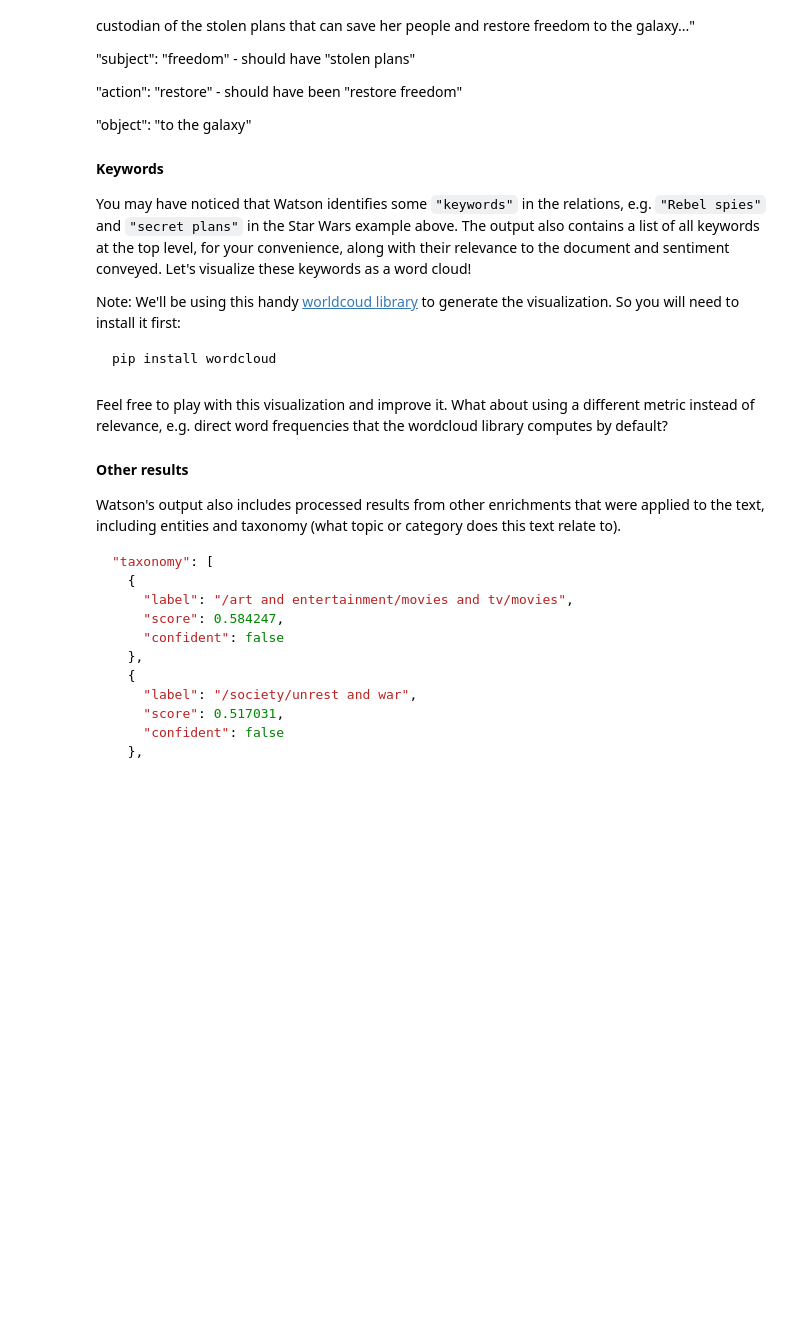
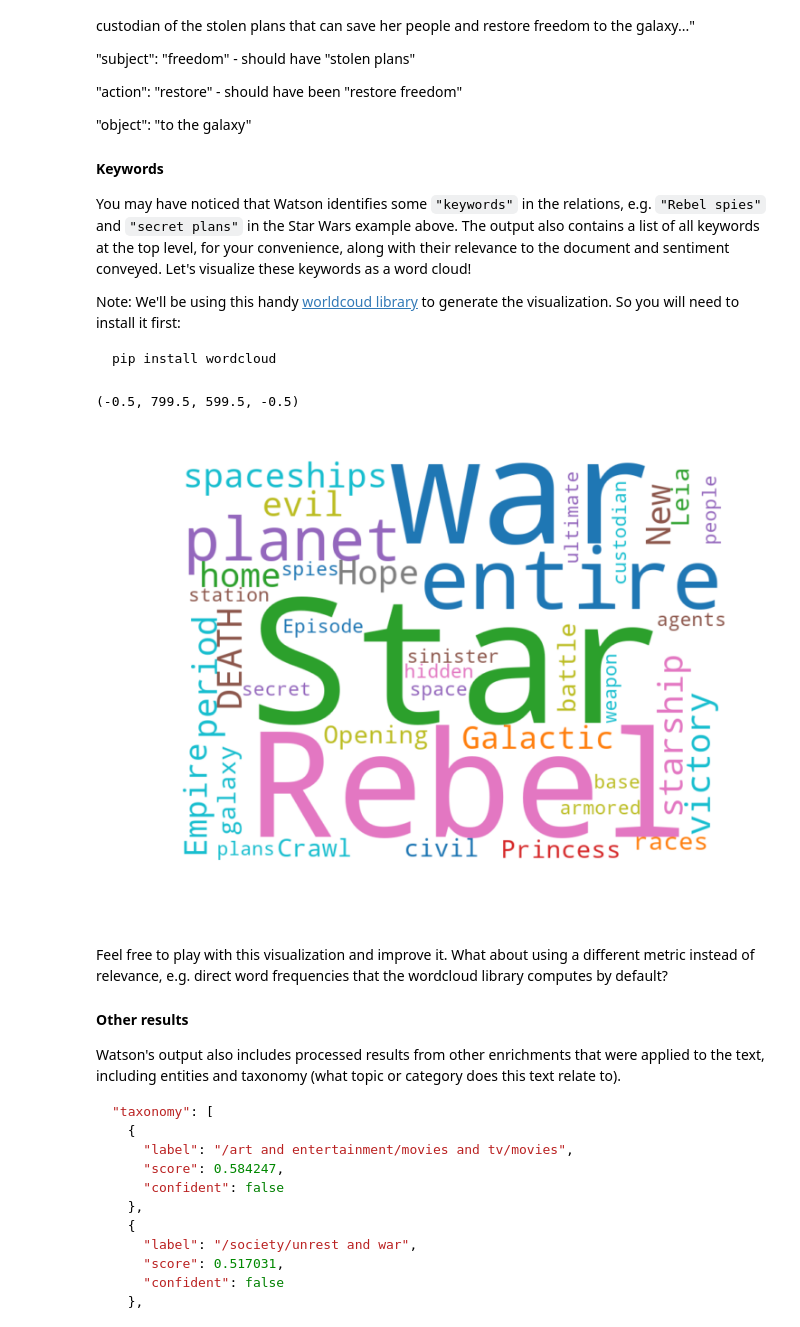
Before and after one commit to AxSch/AIND-NLP-Bookworm, a Jupyter notebook: bookworm.ipynb, the cells around one changed output. Saved outputs shown, nothing was run; the diff lists cells and outputs as text; code cells hidden in the pictures; blank space fills up the shorter version.

```diff
--- a/bookworm.ipynb
+++ b/bookworm.ipynb
@@ -305,14 +305,17 @@ pip install wordcloud
 # %%
 # Visualize keywords by relevance as a wordcloud
 from wordcloud import WordCloud
 
-wc_data = { w["text"]: w["relevance"] for w in output["enriched_text"]["keywords"] }
+wc_data = { w["text"] for w in output["enriched_text"]["keywords"] }
 wc = WordCloud(width=400, height=300, scale=2, background_color="white", colormap="Vega10")
-wc.generate_from_frequencies(wc_data)  # use precomputed relevance instead of frequencies
+wc.generate(" ".join(wc_data))  # use precomputed relevance instead of frequencies
 
 plt.figure(figsize=(4, 3), dpi=200)
 plt.imshow(wc, interpolation='bilinear')
 plt.axis("off")
+# %% [output]
+(-0.5, 799.5, 599.5, -0.5)
+[figure, added]
 # %% [markdown]
 Feel free to play with this visualization and improve it. What about using a different metric instead of relevance, e.g. direct word frequencies that the wordcloud library computes by default?
 
```
Also changed, not shown: parts of 7 cells of this notebook.
